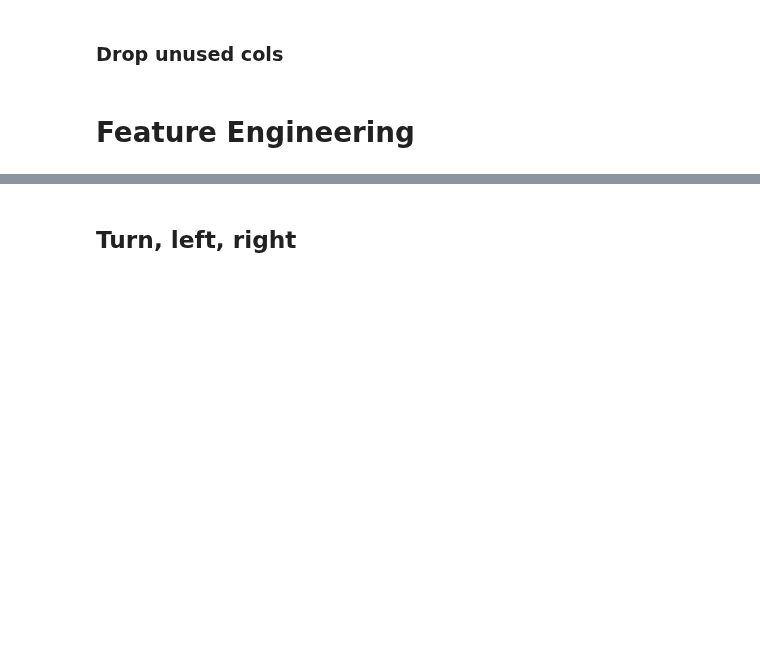
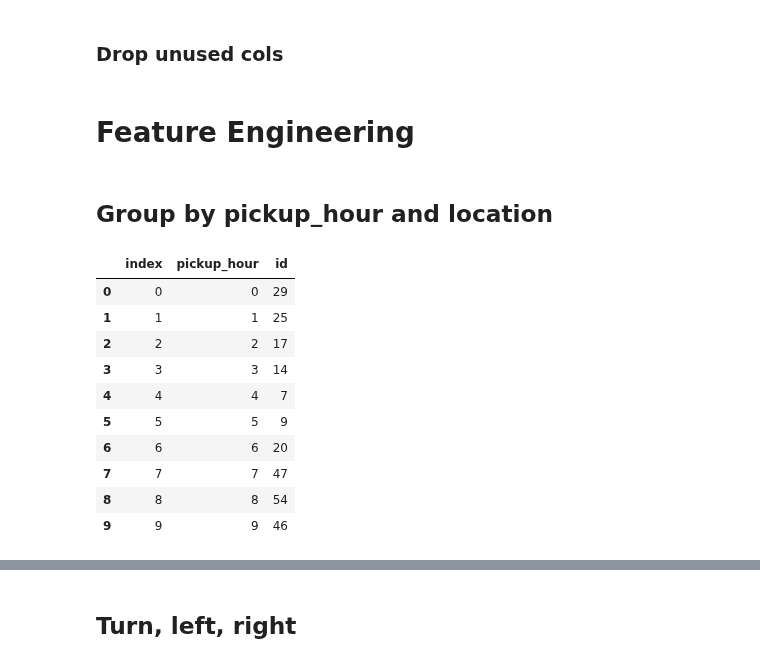
Before and after one commit to latuannetnam/kaggle, a Jupyter notebook: New York City Taxi Trip Duration/nb-taxi-trip-duration-v5-osrm-EDA.ipynb, the cells around one changed output, grey strips where cells are left out. Cells and saved outputs as stored; diff of their text form; code cells hidden in the pictures; blank space fills up the shorter version.

```diff
--- a/New York City Taxi Trip Duration/nb-taxi-trip-duration-v5-osrm-EDA.ipynb
+++ b/New York City Taxi Trip Duration/nb-taxi-trip-duration-v5-osrm-EDA.ipynb
@@ -403,3 +403,25 @@ data.drop('end_street', axis=1, inplace=True)
 combine_data = data
 # %% [markdown]
 # Feature Engineering
+# %% [markdown]
+## Group by pickup_hour and location
+# %%
+data = combine_data
+# %%
+col='pickup_hour'
+data1 = data[[col, 'id']][:1000].copy()
+col_group='pk_hour_dropoff_count'
+data_st =data1.groupby(col, as_index=False).count().sort_values(col).reset_index()
+data_st[:10]
+# %% [output]
+|  | index | pickup_hour | id |
+| 0 | 0 | 0 | 29 |
+| 1 | 1 | 1 | 25 |
+| 2 | 2 | 2 | 17 |
+| 3 | 3 | 3 | 14 |
+| 4 | 4 | 4 | 7 |
+| 5 | 5 | 5 | 9 |
+| 6 | 6 | 6 | 20 |
+| 7 | 7 | 7 | 47 |
+| 8 | 8 | 8 | 54 |
+| 9 | 9 | 9 | 46 |
```
Also changed, not shown: parts of 4 cells of this notebook, 2 other files.
